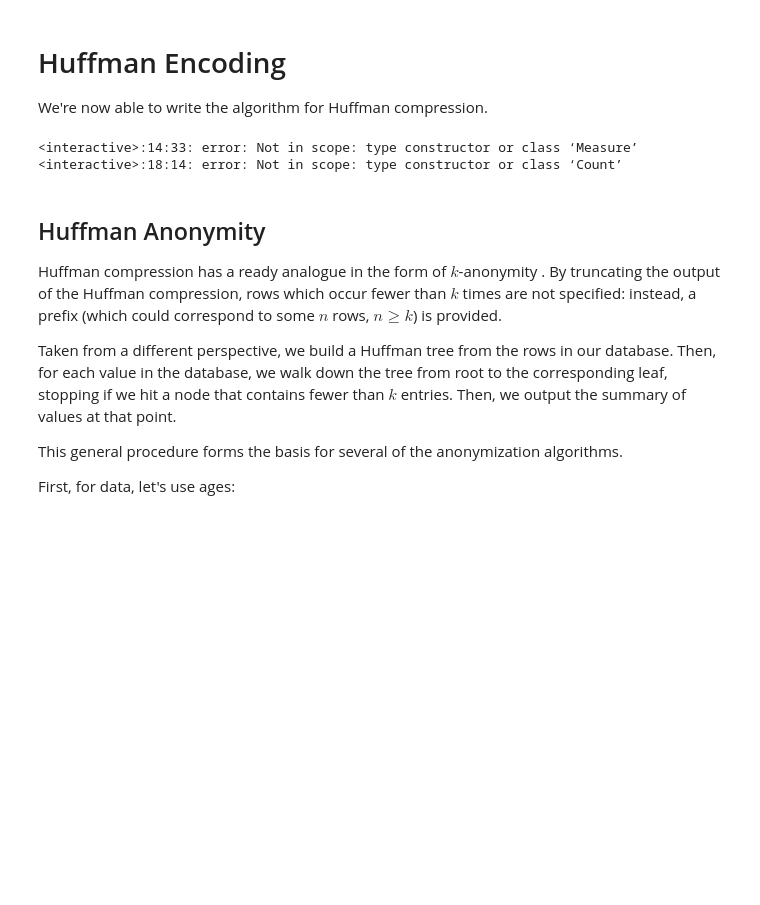
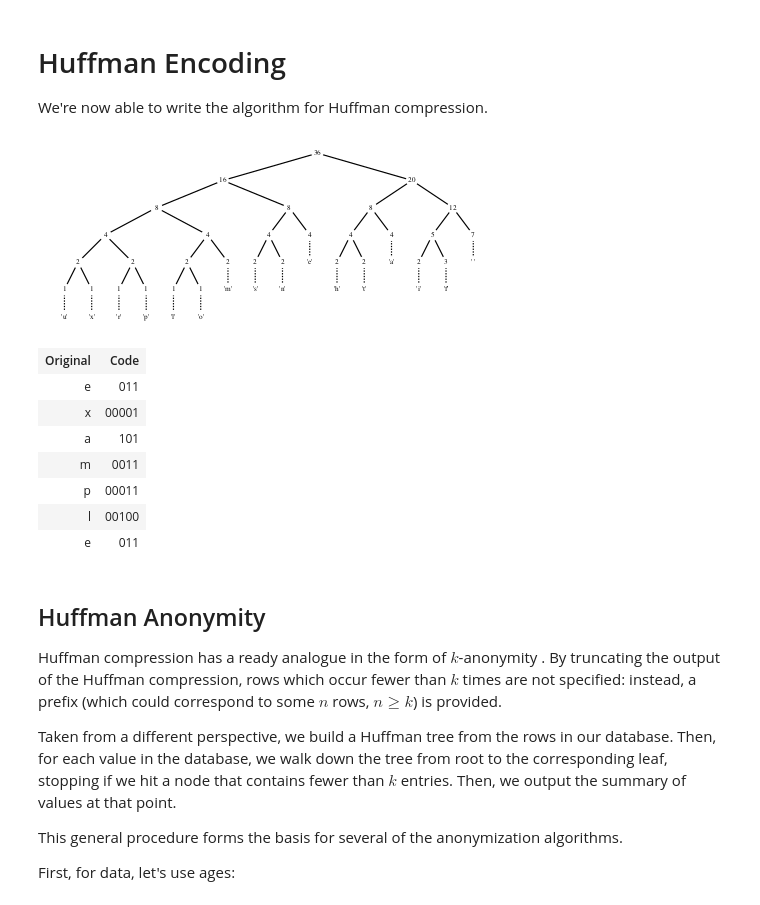
Before and after one commit to oisdk/IHaskell, a Jupyter notebook: notebooks/Privacy.ipynb, the cells around one changed output. Cells and saved outputs as stored; diff of their text form; code cells hidden in the pictures; blank space fills up the shorter version.

```diff
--- a/notebooks/Privacy.ipynb
+++ b/notebooks/Privacy.ipynb
@@ -274,68 +215,64 @@ insertHeap i x (Heap j y ys)
 
 We're now able to write the algorithm for Huffman compression.
 # %%
+:ext FlexibleContexts
+:ext DataKinds
+:ext OverloadedStrings
+
 import           Data.Maybe       (fromJust)
-import           Data.Semigroup   (Option(..), Semigroup(..))
 import           Data.Map.Strict  (Map)
 import qualified Data.Map.Strict  as Map
 import           IHaskell.Display (Display(..),html)
-import           Data.Bool        (bool)
 
-buildHuffman :: (Ord a, Semigroup a) => Heap a (Tree a b) -> Tree a b
-buildHuffman hp = case minView hp of
+import qualified Text.Blaze.Html5 as Tag
+import qualified Text.Blaze.Html5.Attributes as Attr
+import           Text.Html.Table
+import           GHC.Exts (fromString)
+
+buildHuffman :: (Ord a) => (a -> a -> a) -> Heap a (Tree a b) -> Tree a b
+buildHuffman (<+>) hp = case minView hp of
     (_,x,Nothing) -> x
     (i,x,Just xs) -> case minView xs of
-        (j,y,Nothing) -> Node (i <> j) x y
+        (j,y,Nothing) -> Node (i <+> j) x y
         (j,y,Just ys) ->
-            buildHuffman (insertHeap (i <> j) (Node (i <> j) x y) ys)
+            buildHuffman (<+>) (insertHeap (i <+> j) (Node (i <+> j) x y) ys)
 
 buildHeap :: Ord a => Histogram a b -> Heap a (Tree a b)
 buildHeap
     = fromJust
     . getOption
     . Map.foldMapWithKey (\v i -> Option (Just (Heap i (Leaf i v) [])))
     . getMeasures
 
-huffmanTree :: (Ord (Domain b), Measure b)
+huffmanTree :: (Ord (Domain b), Information b)
             => [Domain b] -> Tree b (Domain b)
-huffmanTree = buildHuffman . buildHeap . buildHistogram
+huffmanTree = buildHuffman (+) . buildHeap . generalize
 
 tree = huffmanTree "this is an example of a huffman tree"
     :: Tree (Count Char) Char
 tree
 
-data HuffmanTable a
-    = HuffmanTable
-    { huffmanTableVals :: [a]
-    , huffmanTableCode :: [Code]
-    }
+import Algebra.Information.Huffman
 
-buildHuffmanTable :: Ord a => Tree c a -> [a] -> HuffmanTable a
-buildHuffmanTable tr xs = HuffmanTable xs (map (mp Map.!) xs)
+huffmanEncode :: Ord a => Tree c a -> [a] -> Table [a, Code]
+huffmanEncode tr xs =
+    table ("Original", "Code")
+          (Attr.style "text-align: center;", Attr.style "text-align: left;")
+          [(x, mp Map.! x) | x <- xs ]
   where
     mp = codeBook tr
 
-instance Show a => IHaskellDisplay (HuffmanTable a) where
-    display (HuffmanTable xs ys) = pure (Display [html go])
-      where
-        go
-            = unlines $
-            [ "<table>"
-            , "<tr><th>Original</th><th>Code</th></tr>" ] ++
-            zipWith tr xs ys ++
-            [ "</table>" ]
-        tr orig code
-            = concat
-            [ "<tr><td style=\"text-align: center;\">"
-            , show orig
-            , "</td><td><pre style=\"text-align: left;\">"
-            , map (bool '0' '1') code
-            , "</pre></td></tr>" ]
-
-buildHuffmanTable tree "example"
+huffmanEncode tree "example"
 # %% [output]
-<interactive>:14:33: error: Not in scope: type constructor or class ‘Measure’
-<interactive>:18:14: error: Not in scope: type constructor or class ‘Count’
+[figure, added]
+| Original | Code |
+| e | 011 |
+| x | 00001 |
+| a | 101 |
+| m | 0011 |
+| p | 00011 |
+| l | 00100 |
+| e | 011 |
 # %% [markdown]
 ## Huffman Anonymity
 
```
Also changed, not shown: parts of 31 cells of this notebook, 8 other files.
